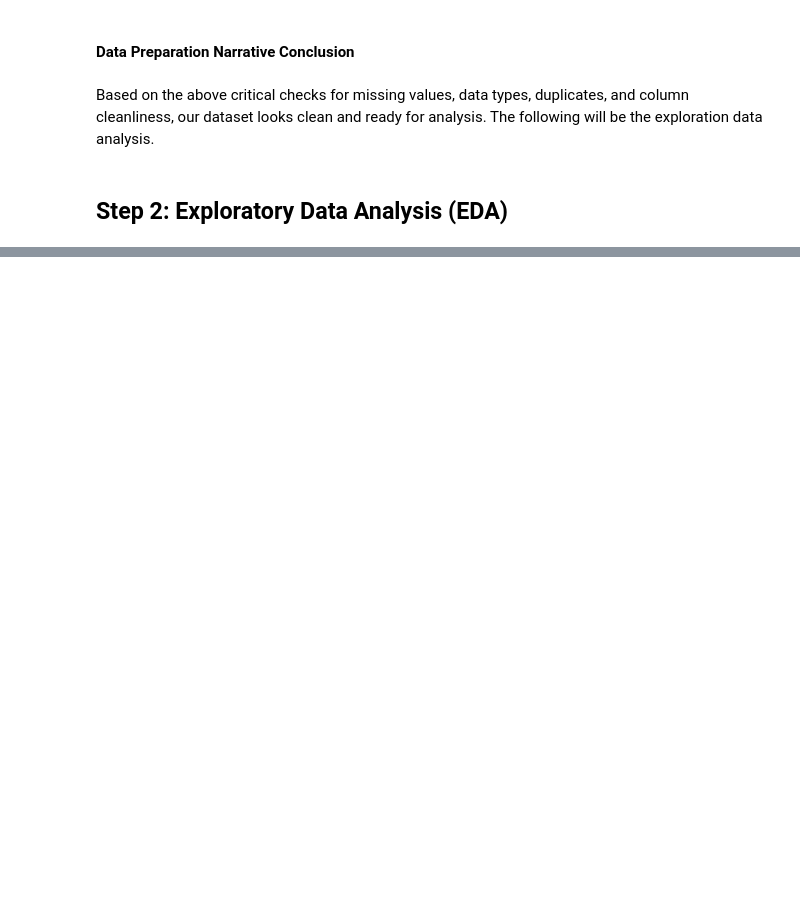
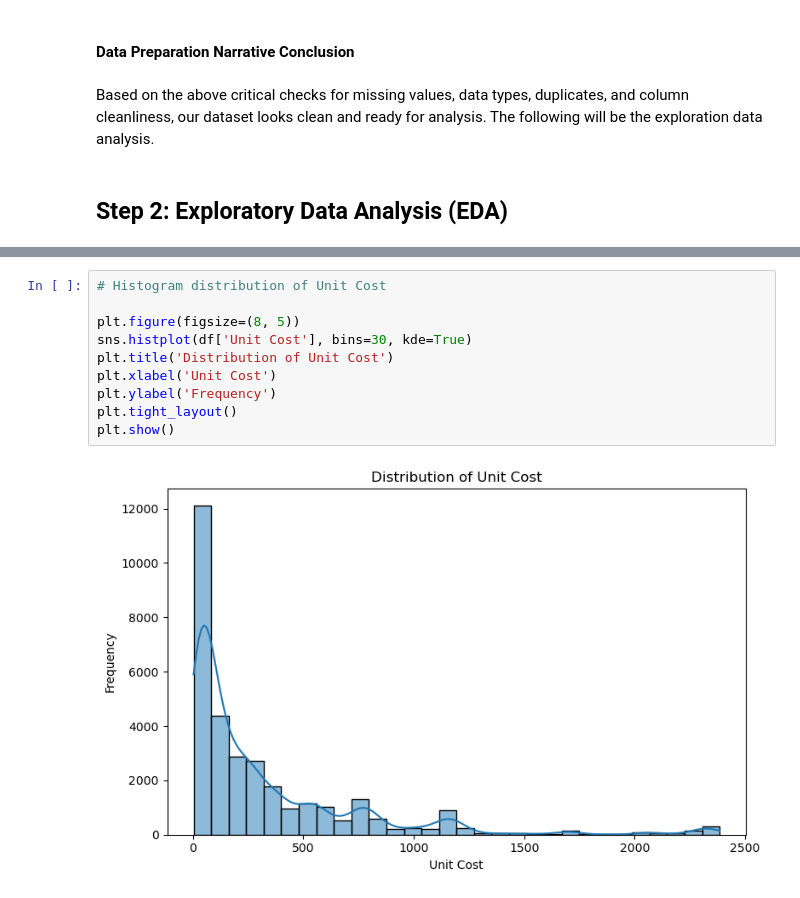
Before and after one commit to NkeCelestin/group5project_datascienceclass, a Jupyter notebook: Final Project Group 5.ipynb, the cells around one changed output, grey strips where cells are left out. Cells and saved outputs as stored; diff of their text form; blank space fills up the shorter version.

```diff
--- a/Final Project Group 5.ipynb
+++ b/Final Project Group 5.ipynb
@@ -167,0 +215,12 @@ Based on the above critical checks for missing values, data types, duplicates, a
+# %%
+# Histogram distribution of Unit Cost
+
+plt.figure(figsize=(8, 5))
+sns.histplot(df['Unit Cost'], bins=30, kde=True)
+plt.title('Distribution of Unit Cost')
+plt.xlabel('Unit Cost')
+plt.ylabel('Frequency')
+plt.tight_layout()
+plt.show()
+# %% [output]
+[figure, added]
```
Also changed, not shown: parts of 11 cells of this notebook.
